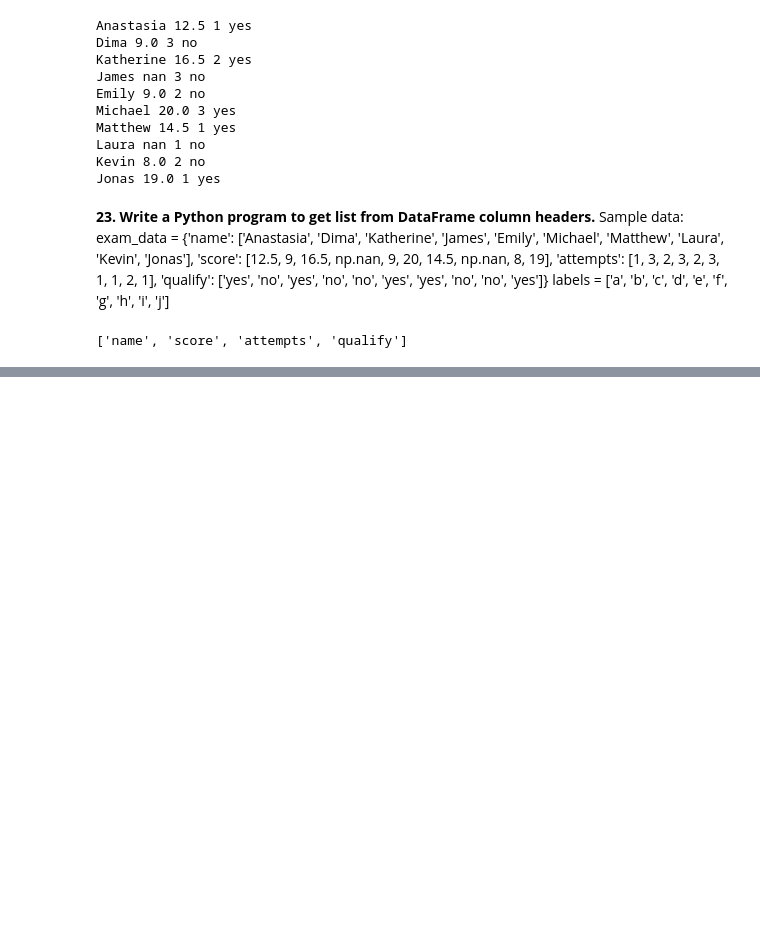
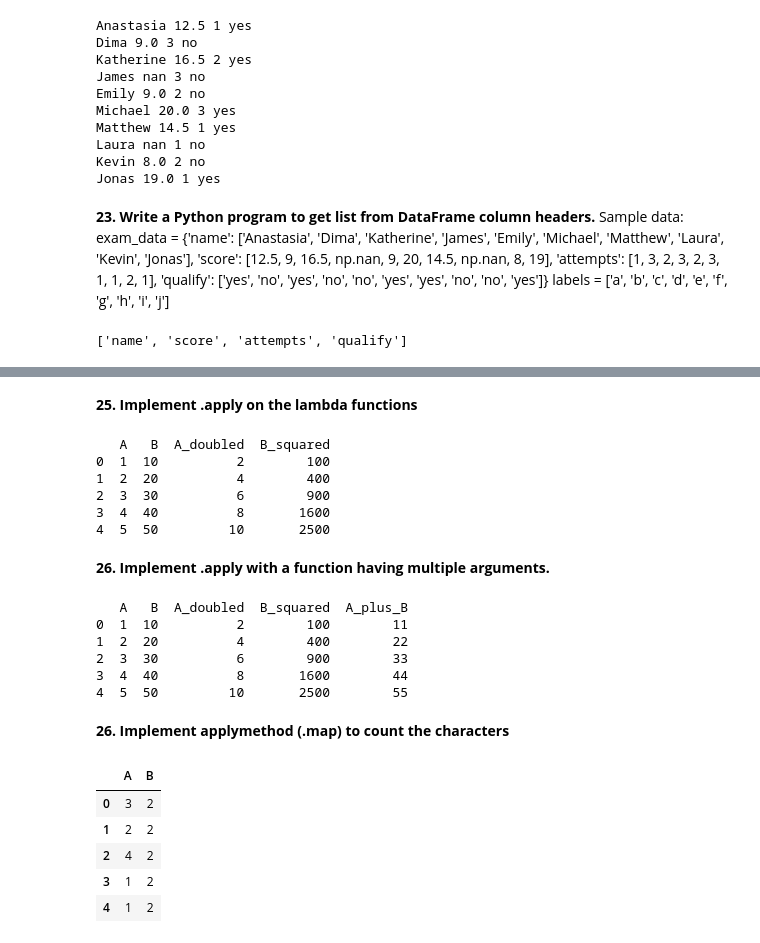
Before and after one commit to Rohan-Vetale/numpy-pandas, a Jupyter notebook: pandas_solutions.ipynb, the cells around one changed output, grey strips where cells are left out. Saved outputs shown, nothing was run; the diff lists cells and outputs as text; code cells hidden in the pictures; blank space fills up the shorter version.

Commit message:
[Rohan] Add: Added the .apply method and .applymap

```diff
--- a/pandas_solutions.ipynb
+++ b/pandas_solutions.ipynb
@@ -582,0 +610,56 @@ print(col_headers)
+# %% [markdown]
+**25. Implement .apply on the lambda functions**
+# %%
+# Apply a lambda function to each element of column 'B'
+df.loc[:,'B_squared'] = df['B'].apply(lambda x: x ** 2)
+
+print(df)
+# %% [output]
+   A   B  A_doubled  B_squared
+0  1  10          2        100
+1  2  20          4        400
+2  3  30          6        900
+3  4  40          8       1600
+4  5  50         10       2500
+# %% [markdown]
+**26. Implement .apply with a function having multiple arguments.**
+# %%
+# Define a function to add two numbers
+def add(x, y):
+    return x + y
+
+# Apply the function to columns 'A' and 'B' element-wise
+df.loc[:,'A_plus_B'] = df.apply(lambda row: add(row['A'], row['B']), axis=1)
+
+print(df)
+# %% [output]
+   A   B  A_doubled  B_squared  A_plus_B
+0  1  10          2        100        11
+1  2  20          4        400        22
+2  3  30          6        900        33
+3  4  40          8       1600        44
+4  5  50         10       2500        55
+# %% [markdown]
+**26. Implement applymethod (.map) to count the characters**
+# %%
+# importing pandas as pd
+import pandas as pd
+
+# Making data frame from the csv file
+df = pd.DataFrame(data={'A': [122, 52, 3977, 4, 5],
+        'B': [10, 20, 30, 40, 50]})
+
+# Printing the first 10 rows of
+# the data frame for visualization
+df[:10]
+# Using lambda function we first convert all
+# the cell to a string value and then find
+# its length using len() function
+df.map(lambda x: len(str(x)))
+# %% [output]
+|  | A | B |
+| 0 | 3 | 2 |
+| 1 | 2 | 2 |
+| 2 | 4 | 2 |
+| 3 | 1 | 2 |
+| 4 | 1 | 2 |
```
Also changed, not shown: parts of 2 cells of this notebook.
